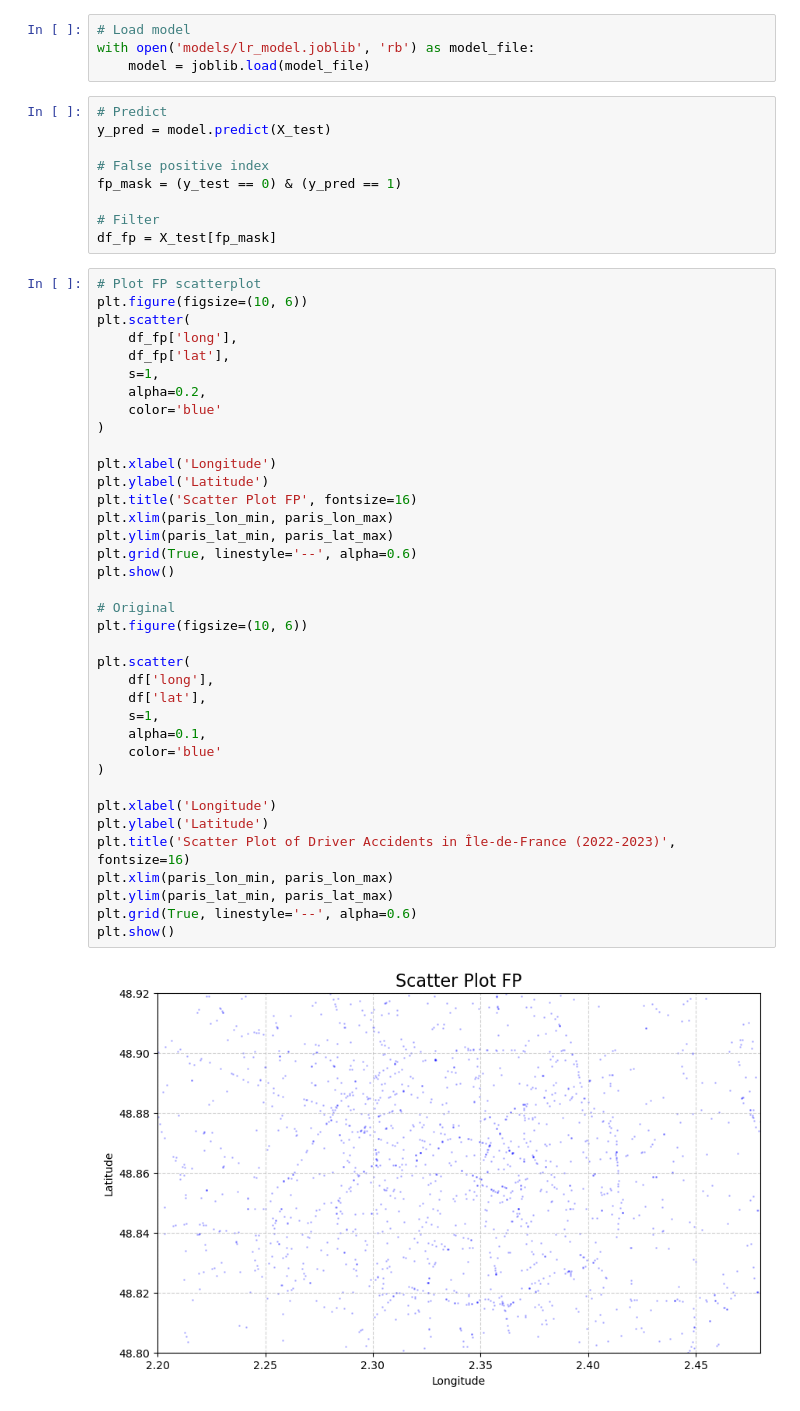
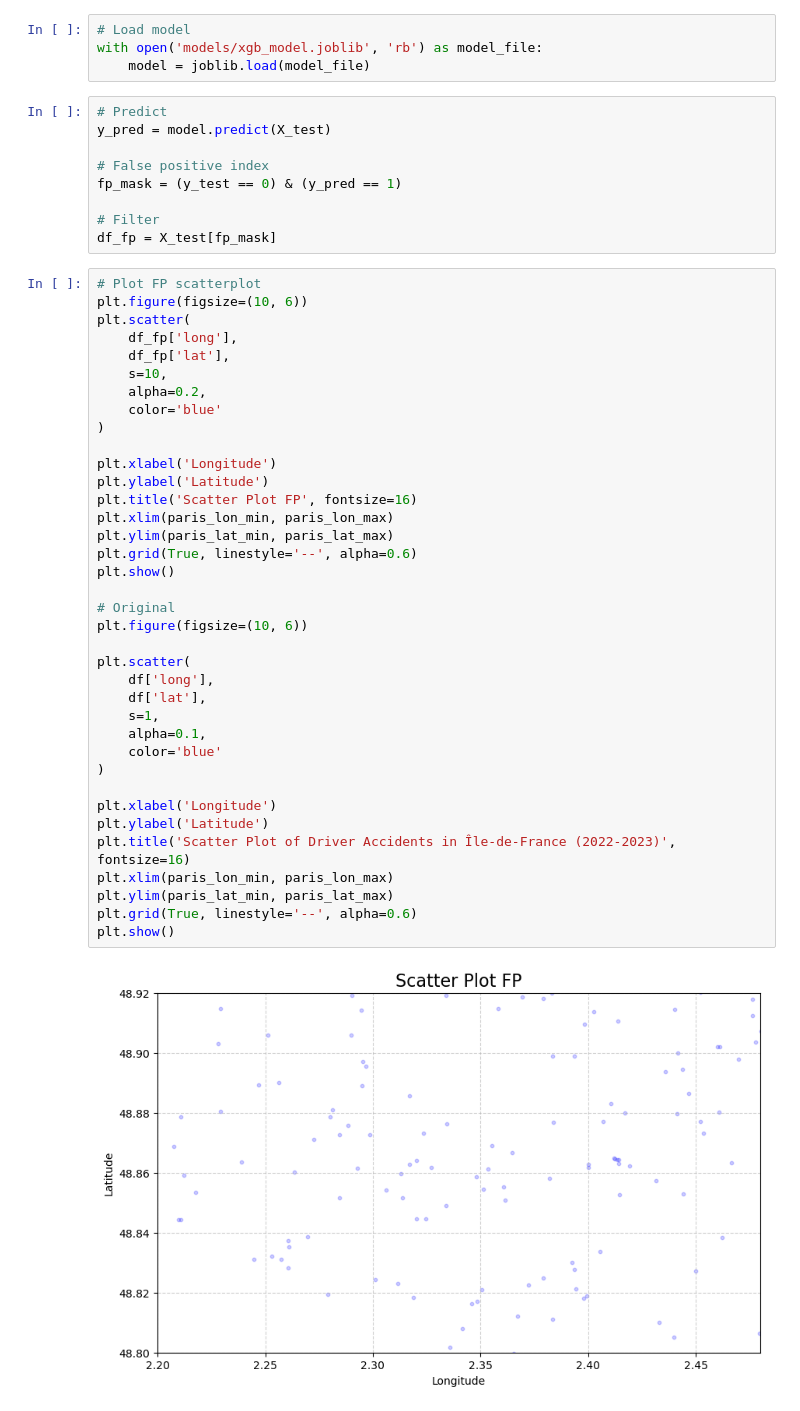
Before and after one commit to mmarclin/car_crash_project, a Jupyter notebook: main.ipynb, the cells around one changed output. Drawn from its saved outputs; the diff is of its cells as text.

```diff
--- a/main.ipynb
+++ b/main.ipynb
@@ -1239,7 +1320,7 @@ joblib.dump(pipeline, '.\\models\\xgb_model.joblib')
 ##### Error analysis
 # %%
 # Load model
-with open('models/lr_model.joblib', 'rb') as model_file:
+with open('models/xgb_model.joblib', 'rb') as model_file:
     model = joblib.load(model_file)
 # %%
 # Predict
@@ -1256,36 +1337,36 @@ plt.figure(figsize=(10, 6))
 plt.scatter(
     df_fp['long'],
     df_fp['lat'],
-    s=1,
+    s=10,
     alpha=0.2,
     color='blue'
 )
 
 plt.xlabel('Longitude')
 plt.ylabel('Latitude')
 plt.title('Scatter Plot FP', fontsize=16)
 plt.xlim(paris_lon_min, paris_lon_max)
 plt.ylim(paris_lat_min, paris_lat_max)
 plt.grid(True, linestyle='--', alpha=0.6)
 plt.show()
 
 # Original
 plt.figure(figsize=(10, 6))
 
 plt.scatter(
     df['long'],
     df['lat'],
     s=1,
     alpha=0.1,
     color='blue'
 )
 
 plt.xlabel('Longitude')
 plt.ylabel('Latitude')
 plt.title('Scatter Plot of Driver Accidents in Île-de-France (2022-2023)', fontsize=16)
 plt.xlim(paris_lon_min, paris_lon_max)
 plt.ylim(paris_lat_min, paris_lat_max)
 plt.grid(True, linestyle='--', alpha=0.6)
 plt.show()
 # %% [output]
-[figure, old version]
+[figure, new version]
```
Also changed, not shown: parts of 22 cells of this notebook.
